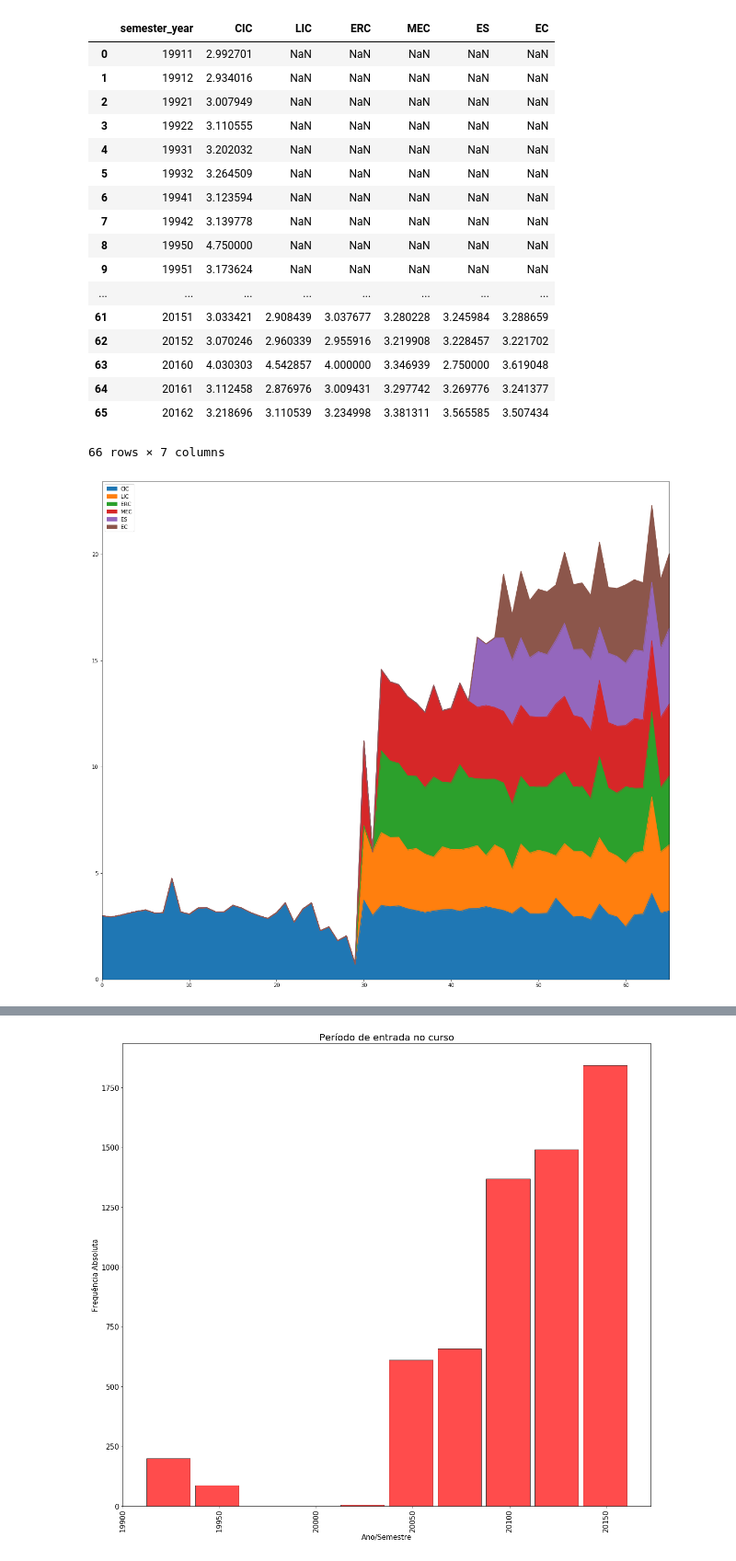
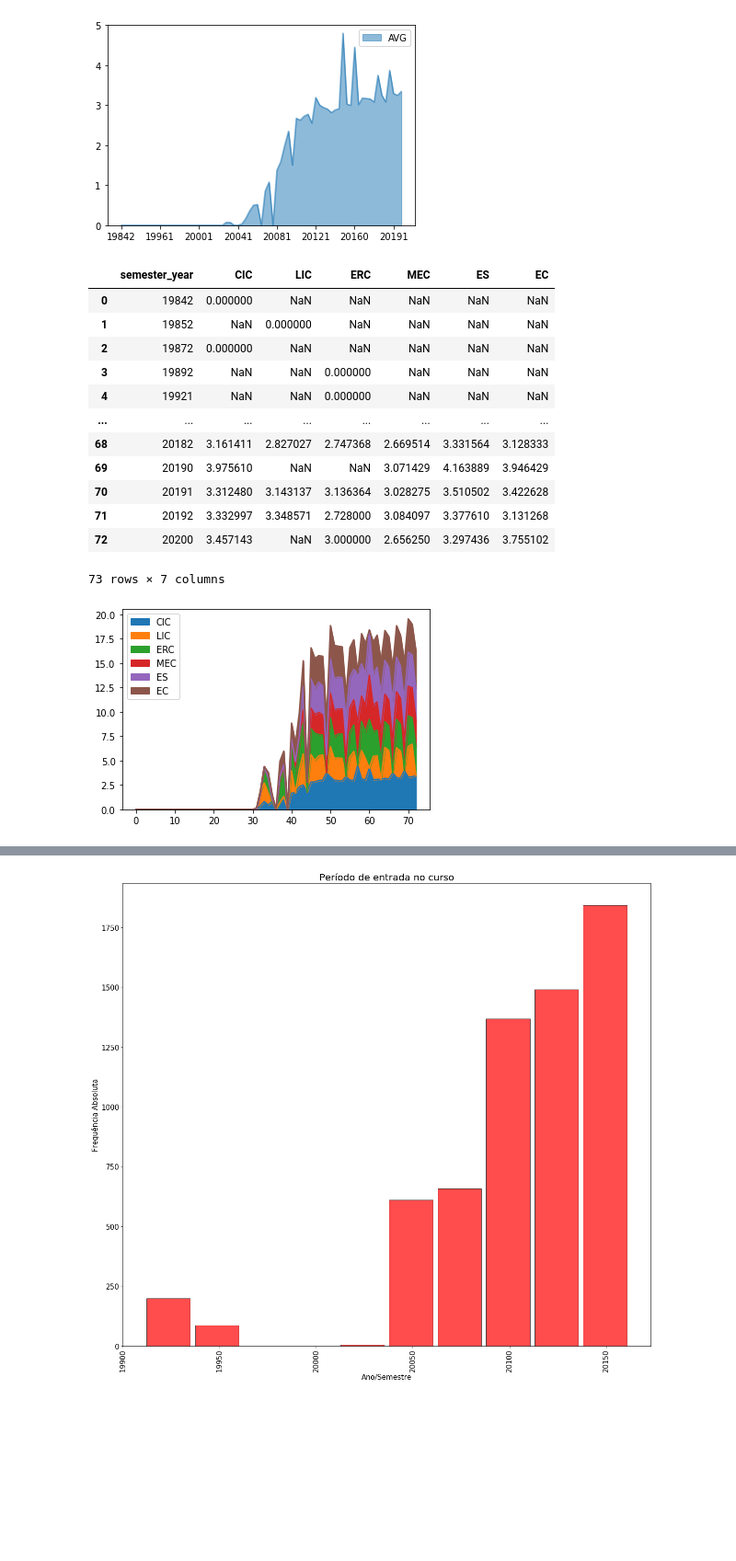
Before and after one commit to luhansen/Estudo_Visualizacao, a Jupyter notebook: Estudo de Algoritmos/Exemplos Reais - visualização de dados.ipynb, the cells around one changed output, grey strips where cells are left out. Shown at 92% size. Drawn from its saved outputs; the diff is of its cells as text; code cells hidden in the pictures; blank space fills up the shorter version.

```diff
--- a/Estudo de Algoritmos/Exemplos Reais - visualização de dados.ipynb
+++ b/Estudo de Algoritmos/Exemplos Reais - visualização de dados.ipynb
@@ -14,7 +14,7 @@ try:
         host = "localhost",
         database='mestradoNOTA',
         user = "root",
-        passwd = "admin"
+        passwd = "admin123"
     )
 
     if db.is_connected():
@@ -122,9 +150,23 @@ plt.show()
+# %%
+avg = pd.to_numeric(records['average'])
+semester_year = records['semester_year'].tolist()
+
+plotdata = pd.DataFrame({
+    "AVG":avg.to_numpy()
+    },
+    index=semester_year
+)
+
+plotdata.plot.area(stacked=False, ylim=[0, 5]);
+# %% [output]
+[figure, added]
 # %%
-select_query = "select semester_year, course, AVG(average) as average from student_course_subject as SCS INNER JOIN student_courses as SC on SCS.id_student = SC.id_student group by semester_year, course;"
+select_query = "select semester_year, course, AVG(average_in_semester) as average from student_course_subject as SCS INNER JOIN student_courses as SC on SCS.id_student = SC.id_student group by semester_year, course;"
 cursor.execute(select_query)
 records = DataFrame(cursor.fetchall())
 records.columns = cursor.column_names
 
+records = records.sort_values(by=['semester_year'])
 
 
 courses = records['course'].unique().tolist()
@@ -141,51 +183,46 @@ dt = DataFrame()
 
 dt['semester_year'] = semester_year
 dt['CIC'] = np.nan
 dt['LIC'] = np.nan
 dt['ERC'] = np.nan
 dt['MEC'] = np.nan
 dt['ES'] = np.nan
 dt['EC'] = np.nan
 
 for i in dt['semester_year']:
     if(i in CIC['semester_year'].values):
         value = CIC.loc[CIC['semester_year'] == i, 'average']
         dt.loc[dt['semester_year'] == i, 'CIC'] = value.to_list()[0]
     if(i in LIC['semester_year'].values):
         value = LIC.loc[LIC['semester_year'] == i, 'average']
         dt.loc[dt['semester_year'] == i, 'LIC'] = value.to_list()[0]
     if(i in ERC['semester_year'].values):
         dt.loc[dt['semester_year'] == i, 'ERC'] = ERC.loc[ERC['semester_year'] == i, 'average'].to_list()[0]
     if(i in MEC['semester_year'].values):
         dt.loc[dt['semester_year'] == i, 'MEC'] = MEC.loc[MEC['semester_year'] == i, 'average'].to_list()[0]
     if(i in ES['semester_year'].values):
         dt.loc[dt['semester_year'] == i, 'ES'] = ES.loc[ES['semester_year'] == i, 'average'].to_list()[0]
     if(i in EC['semester_year'].values):
         dt.loc[dt['semester_year'] == i, 'EC'] = EC.loc[EC['semester_year'] == i, 'average'].to_list()[0]
 
 
-ax = dt.plot.area(figsize=(20, 18))
+ax = dt.plot.area()
 dt
 # %% [output]
 |  | semester_year | CIC | LIC | ERC | MEC | ES | EC |
-| 0 | 19911 | 2.992701 | NaN | NaN | NaN | NaN | NaN |
-| 1 | 19912 | 2.934016 | NaN | NaN | NaN | NaN | NaN |
-| 2 | 19921 | 3.007949 | NaN | NaN | NaN | NaN | NaN |
-| 3 | 19922 | 3.110555 | NaN | NaN | NaN | NaN | NaN |
-| 4 | 19931 | 3.202032 | NaN | NaN | NaN | NaN | NaN |
-| 5 | 19932 | 3.264509 | NaN | NaN | NaN | NaN | NaN |
-| 6 | 19941 | 3.123594 | NaN | NaN | NaN | NaN | NaN |
-| 7 | 19942 | 3.139778 | NaN | NaN | NaN | NaN | NaN |
-| 8 | 19950 | 4.750000 | NaN | NaN | NaN | NaN | NaN |
-| 9 | 19951 | 3.173624 | NaN | NaN | NaN | NaN | NaN |
+| 0 | 19842 | 0.000000 | NaN | NaN | NaN | NaN | NaN |
+| 1 | 19852 | NaN | 0.000000 | NaN | NaN | NaN | NaN |
+| 2 | 19872 | 0.000000 | NaN | NaN | NaN | NaN | NaN |
+| 3 | 19892 | NaN | NaN | 0.000000 | NaN | NaN | NaN |
+| 4 | 19921 | NaN | NaN | 0.000000 | NaN | NaN | NaN |
 | ... | ... | ... | ... | ... | ... | ... | ... |
-| 61 | 20151 | 3.033421 | 2.908439 | 3.037677 | 3.280228 | 3.245984 | 3.288659 |
-| 62 | 20152 | 3.070246 | 2.960339 | 2.955916 | 3.219908 | 3.228457 | 3.221702 |
-| 63 | 20160 | 4.030303 | 4.542857 | 4.000000 | 3.346939 | 2.750000 | 3.619048 |
-| 64 | 20161 | 3.112458 | 2.876976 | 3.009431 | 3.297742 | 3.269776 | 3.241377 |
-| 65 | 20162 | 3.218696 | 3.110539 | 3.234998 | 3.381311 | 3.565585 | 3.507434 |
+| 68 | 20182 | 3.161411 | 2.827027 | 2.747368 | 2.669514 | 3.331564 | 3.128333 |
+| 69 | 20190 | 3.975610 | NaN | NaN | 3.071429 | 4.163889 | 3.946429 |
+| 70 | 20191 | 3.312480 | 3.143137 | 3.136364 | 3.028275 | 3.510502 | 3.422628 |
+| 71 | 20192 | 3.332997 | 3.348571 | 2.728000 | 3.084097 | 3.377610 | 3.131268 |
+| 72 | 20200 | 3.457143 | NaN | 3.000000 | 2.656250 | 3.297436 | 3.755102 |
-66 rows × 7 columns
+73 rows × 7 columns
-[figure, old version]
+[figure, new version]
 # %%
 select_query = "select semester_year from student_course_subject;"
 cursor.execute(select_query)
```
Also changed, not shown: parts of 10 cells of this notebook, 16 other files.
